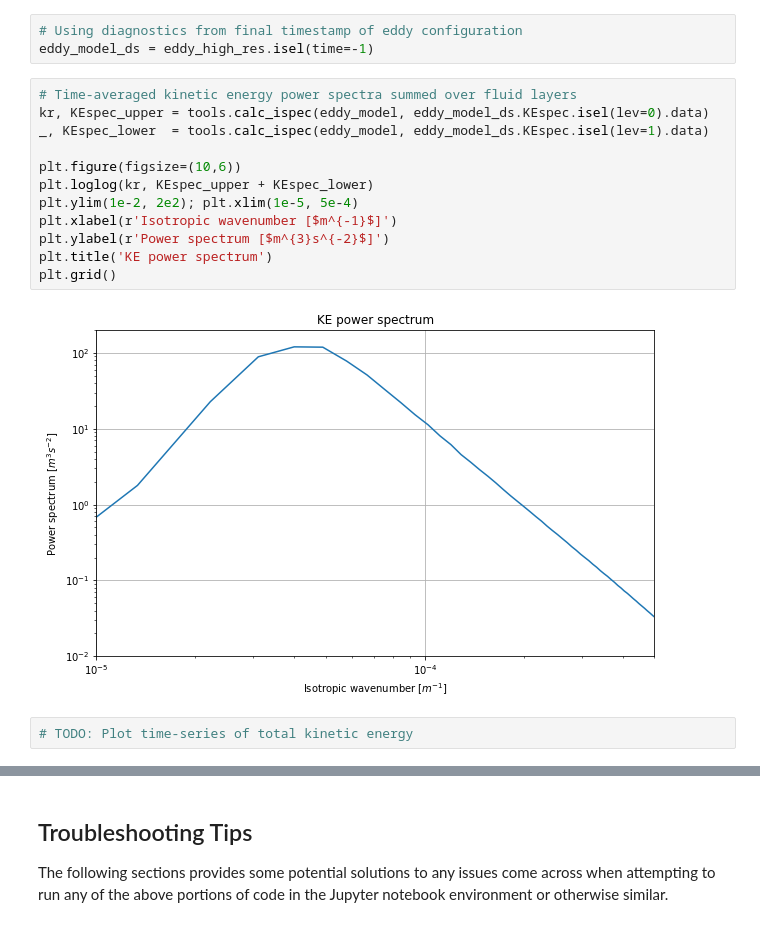
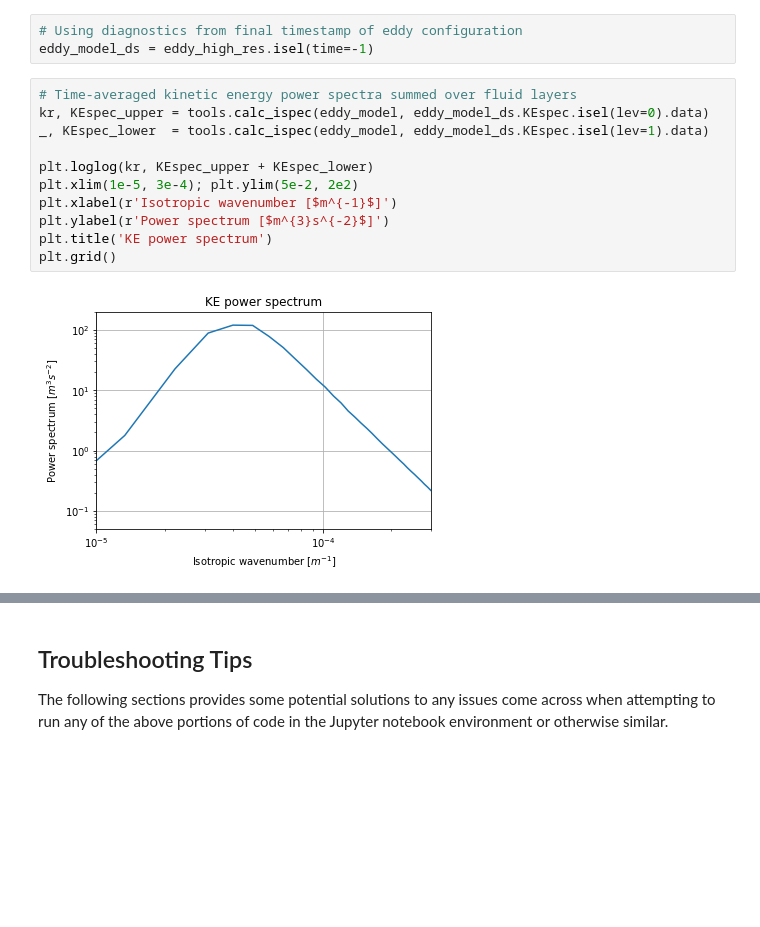
Before and after one commit to m2lines/MLwithQG, a Jupyter notebook: notebooks/Running High Resolution Simulations With pyqg.ipynb, the cells around one changed output, grey strips where cells are left out. Drawn from its saved outputs; the diff is of its cells as text; blank space fills up the shorter version.

Commit message:
Added more diagnostic plots

```diff
--- a/notebooks/Running High Resolution Simulations With pyqg.ipynb
+++ b/notebooks/Running High Resolution Simulations With pyqg.ipynb
@@ -194,16 +194,13 @@ eddy_model_ds = eddy_high_res.isel(time=-1)
 # %%
 # Time-averaged kinetic energy power spectra summed over fluid layers
 kr, KEspec_upper = tools.calc_ispec(eddy_model, eddy_model_ds.KEspec.isel(lev=0).data)
 _, KEspec_lower  = tools.calc_ispec(eddy_model, eddy_model_ds.KEspec.isel(lev=1).data)
 
-plt.figure(figsize=(10,6))
 plt.loglog(kr, KEspec_upper + KEspec_lower)
-plt.ylim(1e-2, 2e2); plt.xlim(1e-5, 5e-4)
+plt.xlim(1e-5, 3e-4); plt.ylim(5e-2, 2e2)
 plt.xlabel(r'Isotropic wavenumber [$m^{-1}$]')
 plt.ylabel(r'Power spectrum [$m^{3}s^{-2}$]')
 plt.title('KE power spectrum')
 plt.grid()
 # %% [output]
-[figure, old version]
+[figure, new version]
-# %%
-# TODO: Plot time-series of total kinetic energy
```
Also changed, not shown: parts of 4 cells of this notebook.
